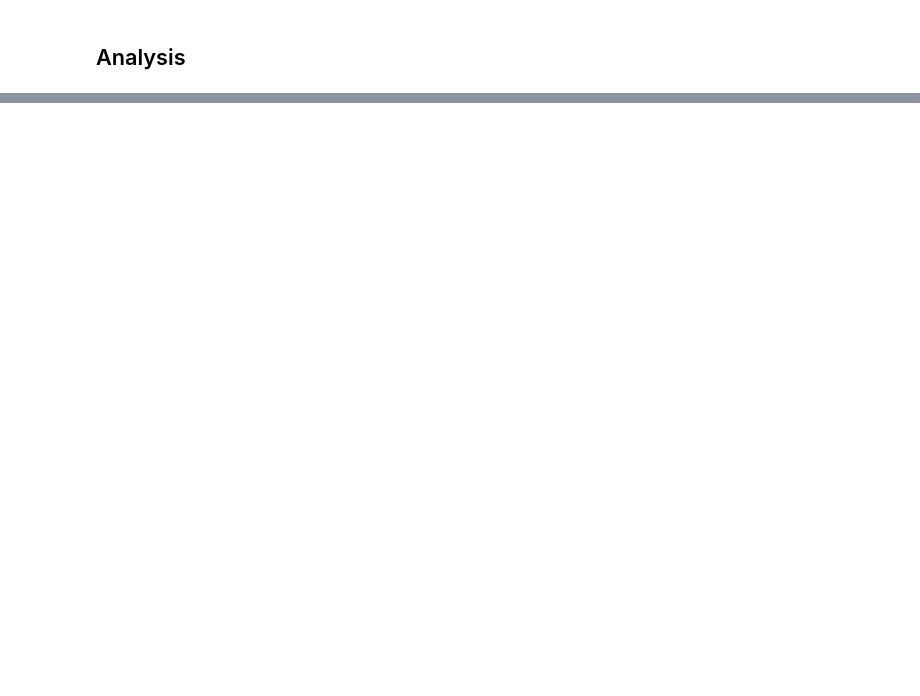
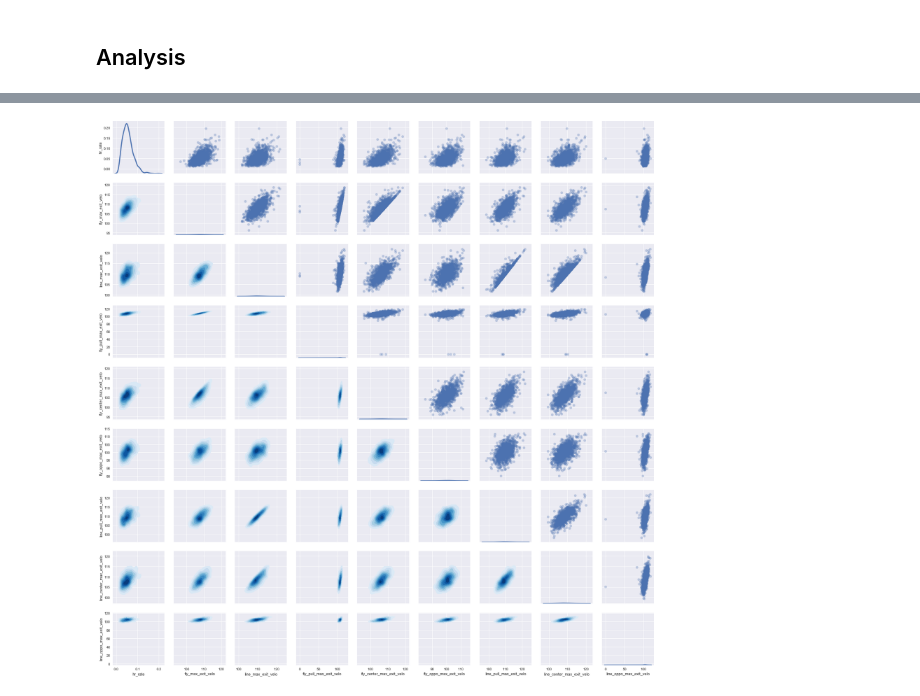
Before and after one commit to anthonydelage/mlb-db-analysis, a Jupyter notebook: notebooks/4.0 - Home Run Rates.ipynb, the cells around one changed output, grey strips where cells are left out. Cells and saved outputs as stored; diff of their text form; code cells hidden in the pictures; blank space fills up the shorter version.

```diff
--- a/notebooks/4.0 - Home Run Rates.ipynb
+++ b/notebooks/4.0 - Home Run Rates.ipynb
@@ -204,0 +335,21 @@ g = g.map_diag(sns.kdeplot, lw=3, legend=False)
+# %%
+max_velo_pair_columns = [
+    'hr_rate',
+    'fly_max_exit_velo',
+    'line_max_exit_velo',
+    'fly_pull_max_exit_velo',
+    'fly_center_max_exit_velo',
+    'fly_oppo_max_exit_velo',
+    'line_pull_max_exit_velo',
+    'line_center_max_exit_velo',
+    'line_oppo_max_exit_velo'
+]
+df_max_velo_pair = df_threshold[max_velo_pair_columns]
+df_max_velo_pair = df_max_velo_pair.dropna()
+
+max_velo_g = sns.PairGrid(df_max_velo_pair)
+max_velo_g = max_velo_g.map_upper(plt.scatter, alpha=0.3)
+max_velo_g = max_velo_g.map_lower(sns.kdeplot, cmap='Blues', shade=True, shade_lowest=False)
+max_velo_g = max_velo_g.map_diag(sns.kdeplot, lw=3, legend=False)
+# %% [output]
+[figure, added]
```
Also changed, not shown: parts of 38 cells of this notebook, 3 other files.
